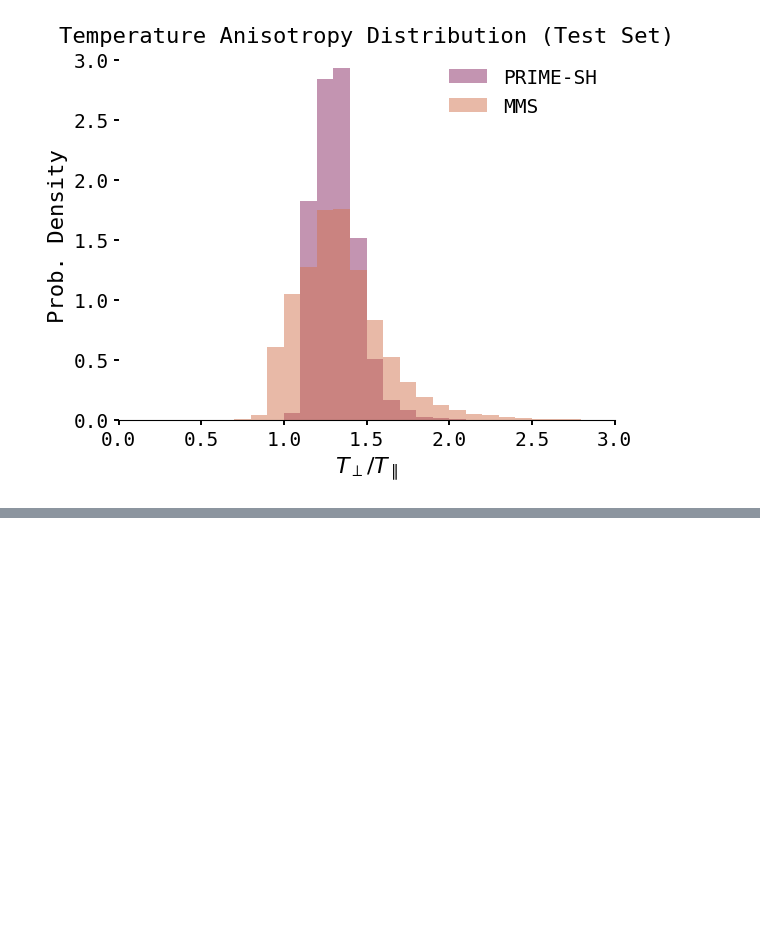
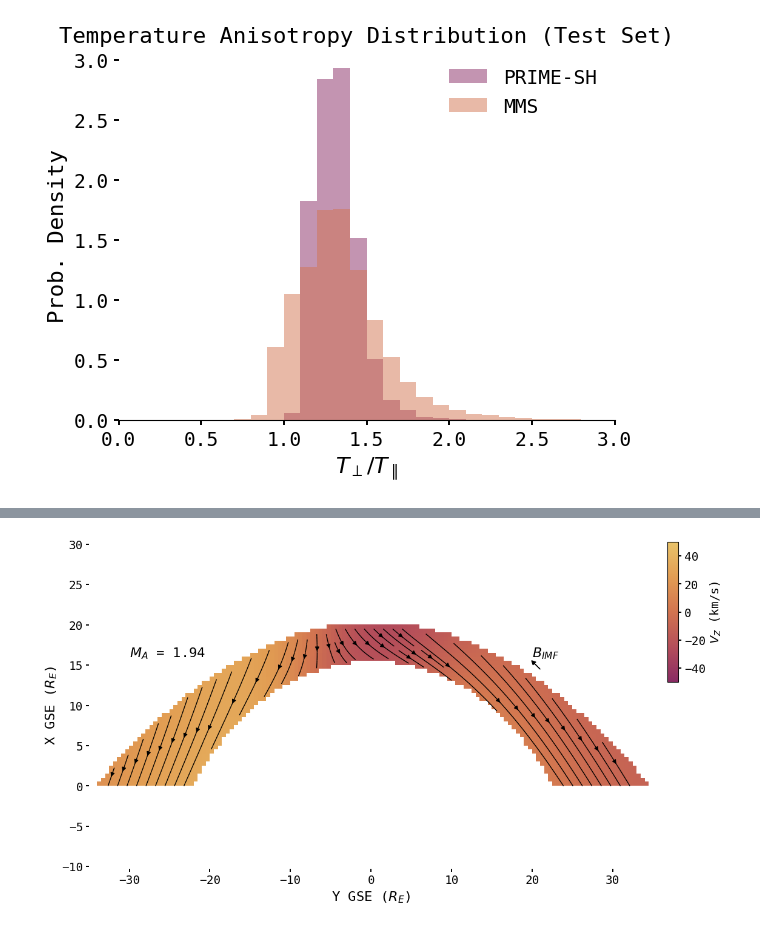
Before and after one commit to connor-obrien888/primesh, a Jupyter notebook: scratch.ipynb, the cells around one changed output, grey strips where cells are left out. Cells and saved outputs as stored; diff of their text form; code cells hidden in the pictures; blank space fills up the shorter version.

```diff
--- a/scratch.ipynb
+++ b/scratch.ipynb
@@ -1263 +1075,49 @@ def streamline(axes, frames, x_grid, y_grid, frame_index, param_index, u_index,
+# %%
+#V streamline plot animation
+import matplotlib.animation as animation
+from matplotlib.patches import FancyArrowPatch
+#Plot the synthetic dataset with the input data Bz in the top left
+fig, axes = plt.subplots(nrows = 1, ncols = 1, figsize = (12,7), sharex=True)
+#for i in np.arange(5):
+im, stream, ax2 = streamline(axes, frames = frames, x_grid = x_grid, y_grid = y_grid, frame_index = 0, param_index=10, u_index = 6, v_index=8,
+                                cmap=primesh_cmap, x_extent = x_extent, y_extent = y_extent, vmin=-50, vmax=50)
+
+#Plot the Alfven mach number in the top left of the plot
+numtext = axes.text(-30,16, r'$M_{A}$ = ' + str(np.round(m_alfven_arr[i], 2)), fontsize = 16)
+
+#Plot large arrow in top right of plot to indicate B direction from synthetic dataset with a text B next to it
+b_norm = np.sqrt(bx_arr[0]**2 + by_arr[0]**2 + bz_arr[0]**2)
+a = axes.arrow(21, 14.5, by_arr[0]/b_norm, bx_arr[0]/b_norm, head_width=0.5, head_length=0.5, fc='k', ec='k') #Add new arrows to the plot
+axes.text(20, 16, r'$B_{IMF}$', fontsize = 16)
+axes.set_xlim(y_extent[0], y_extent[1])
+axes.set_xlabel(r'Y GSE ($R_{E}$)', fontsize = 16)
+#Add colorbar for predicted data
+cbar_ax = fig.add_axes([0.92, 0.55, 0.015, 0.33])
+cbar = fig.colorbar(im, cax=cbar_ax)
+cbar.set_label(r'$V_{Z}$ (km/s)', fontsize = 14)
+cbar.ax.tick_params(labelsize=14)
+
+def update(i):
+    global a, stream #Need to make arrows global so they can be removed and redrawn
+    im.set_data(frames[i, :, :, 10])
+    #Remove label arrows from the plot
+    a.remove()
+    #Remove the streamlines from the plot
+    ax2.collections[0].remove()
+    # Clear arrowheads streamplot
+    for artist in ax2.get_children():
+        if isinstance(artist, FancyArrowPatch):
+            artist.remove()
+    #Rewrite the alfen mach number text
+    numtext.set_text(r'$M_{A}$ = ' + str(np.round(m_alfven_arr[i], 2)))
+    #Plot new streamlines
+    stream = ax2.streamplot(y_grid, x_grid, frames[i, :, :, 8], frames[i, :, :, 6], color='k', density=2, linewidth=1)
+    #Plot large arrow in top right of plot to indicate B direction from synthetic dataset with a text B next to it
+    b_norm = np.sqrt(bx_arr[i]**2 + by_arr[i]**2 + bz_arr[i]**2)
+    a = axes.arrow(21, 14.5, by_arr[i]/b_norm, bx_arr[i]/b_norm, head_width=0.5, head_length=0.5, fc='k', ec='k') #Add new arrows to the plot
+    return (im, a, stream, numtext)
+ani = animation.FuncAnimation(fig=fig, func=update, frames=len(frames), interval=500)
+ani.save(filename=plotpath+'sheath_animation_MA_arrows.gif', writer="pillow")
+# %% [output]
+[figure, added]
 # %%
```
Also changed, not shown: parts of 21 cells of this notebook, 9 other files.
